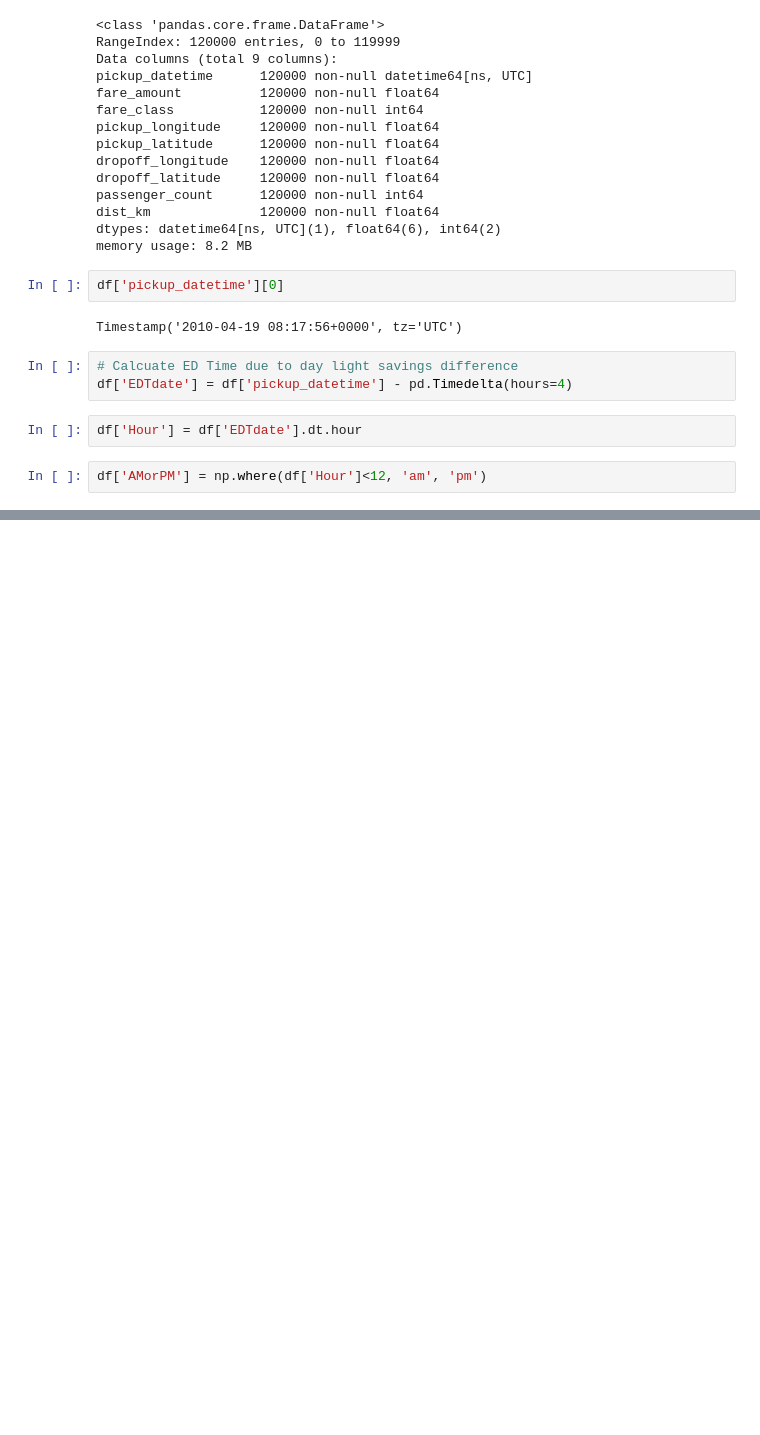
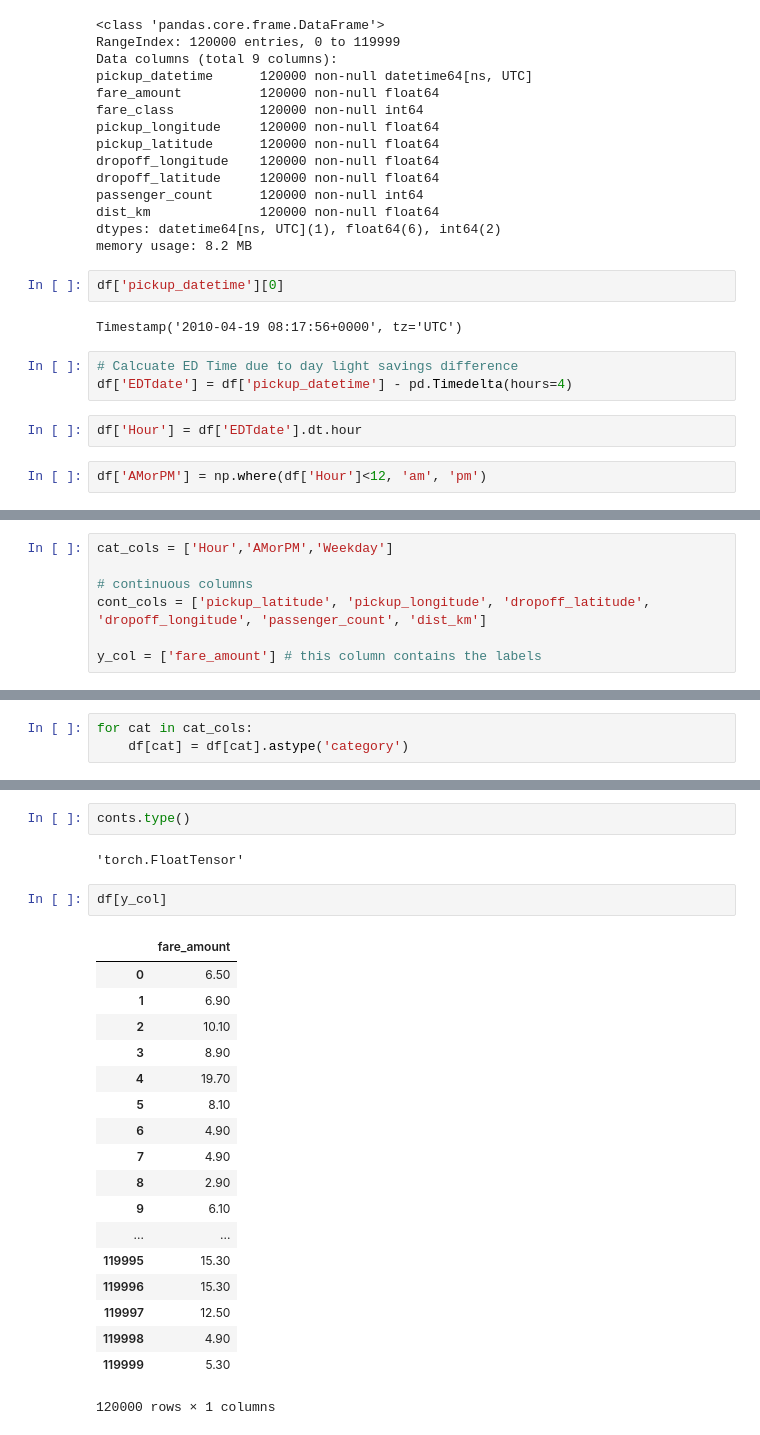
Before and after one commit to raghunandepu/PyTorch-in-Practice, a Jupyter notebook: 01_ANN - Artificial Neural Networks/04a-Full-ANN-Code-Along-Regression.ipynb, the cells around one changed output, grey strips where cells are left out. Drawn from its saved outputs; the diff is of its cells as text; blank space fills up the shorter version.

```diff
--- a/01_ANN - Artificial Neural Networks/04a-Full-ANN-Code-Along-Regression.ipynb
+++ b/01_ANN - Artificial Neural Networks/04a-Full-ANN-Code-Along-Regression.ipynb
@@ -111,0 +121,7 @@ df.head(2)
+# %%
+cat_cols = ['Hour','AMorPM','Weekday']
+
+# continuous columns
+cont_cols = ['pickup_latitude', 'pickup_longitude', 'dropoff_latitude', 'dropoff_longitude', 'passenger_count', 'dist_km']
+
+y_col = ['fare_amount'] # this column contains the labels
@@ -111,0 +148,3 @@ df.head(2)
+# %%
+for cat in cat_cols:
+    df[cat] = df[cat].astype('category')
@@ -111,0 +249,25 @@ df.head(2)
+# %%
+conts.type()
+# %% [output]
+'torch.FloatTensor'
+# %%
+df[y_col]
+# %% [output]
+|  | fare_amount |
+| 0 | 6.50 |
+| 1 | 6.90 |
+| 2 | 10.10 |
+| 3 | 8.90 |
+| 4 | 19.70 |
+| 5 | 8.10 |
+| 6 | 4.90 |
+| 7 | 4.90 |
+| 8 | 2.90 |
+| 9 | 6.10 |
+| ... | ... |
+| 119995 | 15.30 |
+| 119996 | 15.30 |
+| 119997 | 12.50 |
+| 119998 | 4.90 |
+| 119999 | 5.30 |
+120000 rows × 1 columns
```
Also changed, not shown: parts of 28 cells of this notebook.
